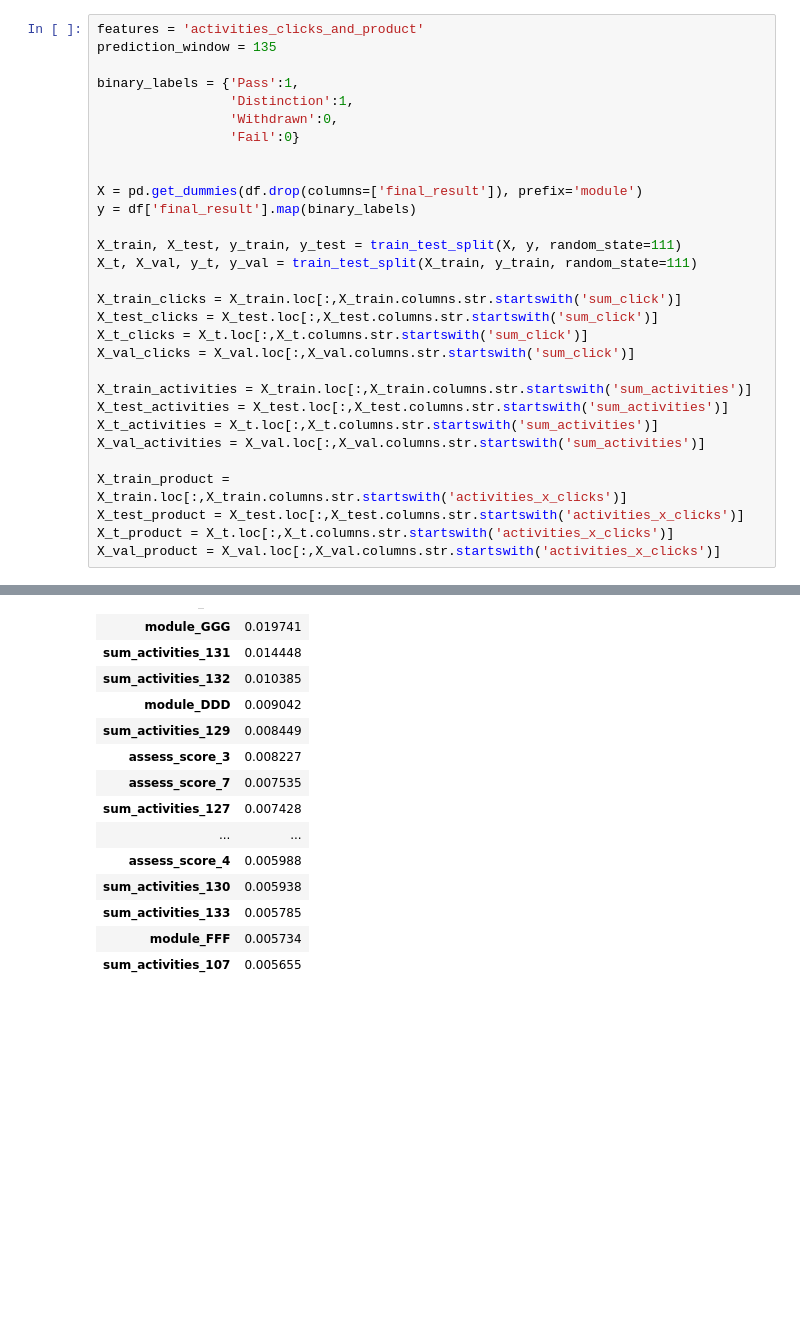
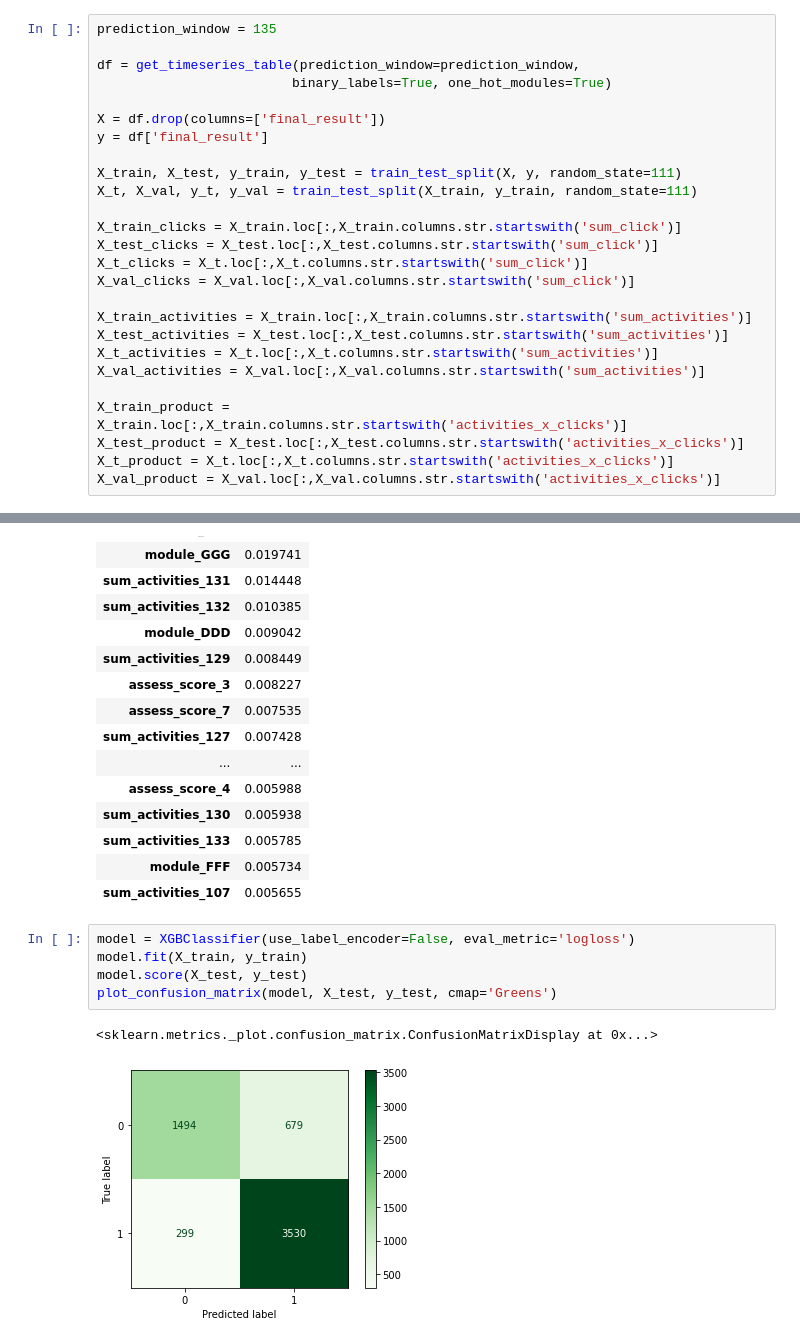
Before and after one commit to Caellwyn/ou_student_predictions, a Jupyter notebook: notebooks/shallow_timeseries_models.ipynb, the cells around one changed output, grey strips where cells are left out. Drawn from its saved outputs; the diff is of its cells as text; blank space fills up the shorter version.

```diff
--- a/notebooks/shallow_timeseries_models.ipynb
+++ b/notebooks/shallow_timeseries_models.ipynb
@@ -70,15 +84,11 @@ df = get_timeseries_table(prediction_window=prediction_window)
 # %%
-features = 'activities_clicks_and_product'
 prediction_window = 135
 
-binary_labels = {'Pass':1,
-                 'Distinction':1,
-                 'Withdrawn':0,
-                 'Fail':0}
+df = get_timeseries_table(prediction_window=prediction_window,
+                         binary_labels=True, one_hot_modules=True)
 
-
-X = pd.get_dummies(df.drop(columns=['final_result']), prefix='module')
-y = df['final_result'].map(binary_labels)
+X = df.drop(columns=['final_result'])
+y = df['final_result']
 
 X_train, X_test, y_train, y_test = train_test_split(X, y, random_state=111)
 X_t, X_val, y_t, y_val = train_test_split(X_train, y_train, random_state=111)
@@ -191,3 +203,11 @@ importance.sort_values(by=0, ascending=False).head(20)
 | sum_activities_133 | 0.005785 |
 | module_FFF | 0.005734 |
 | sum_activities_107 | 0.005655 |
+# %%
+model = XGBClassifier(use_label_encoder=False, eval_metric='logloss')
+model.fit(X_train, y_train)
+model.score(X_test, y_test)
+plot_confusion_matrix(model, X_test, y_test, cmap='Greens')
+# %% [output]
+<sklearn.metrics._plot.confusion_matrix.ConfusionMatrixDisplay at 0x...>
+[figure, added]
```
Also changed, not shown: parts of 4 cells of this notebook, 4 other files.
